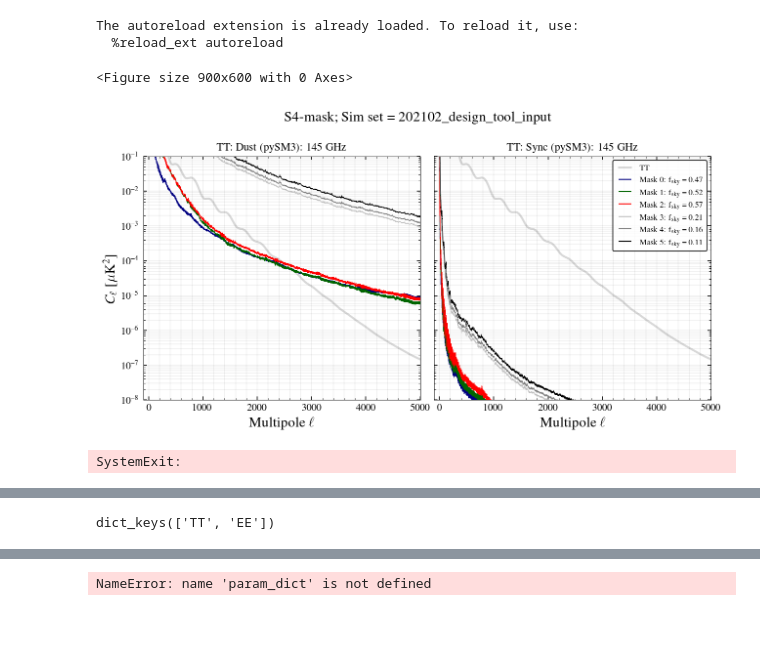
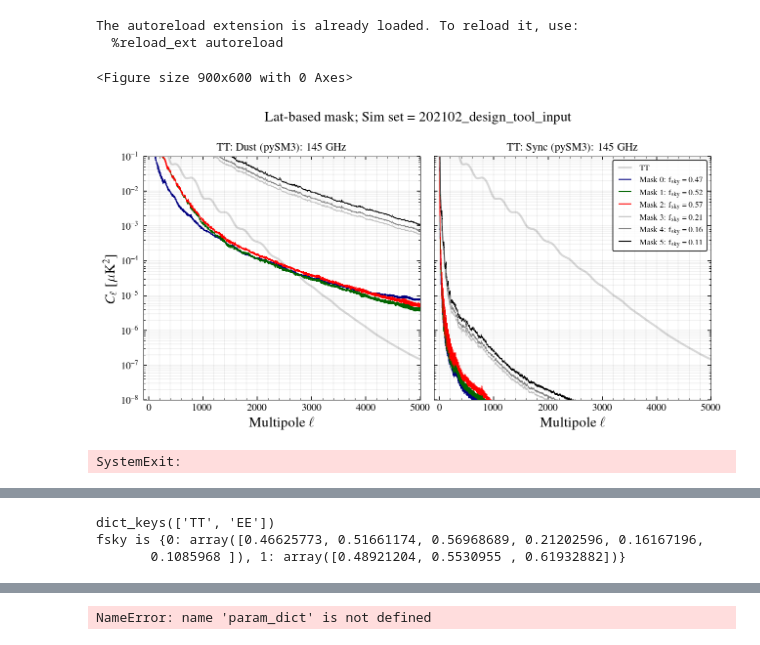
Before and after one commit to sriniraghunathan/DRAFT, a Jupyter notebook: scripts/notebooks/checks/check_gal_cl.ipynb, the cells around one changed output, grey strips where cells are left out. Drawn from its saved outputs; the diff is of its cells as text; code cells hidden in the pictures.

```diff
--- a/scripts/notebooks/checks/check_gal_cl.ipynb
+++ b/scripts/notebooks/checks/check_gal_cl.ipynb
@@ -191,6 +191,7 @@ if extra_str.find('spt3g')>-1:
 
 
 #xscale_val = 'log' ##None#'log' #None
+use_sed_scaling = False
 xscale_val = None
 for mask_iter in range(tot_mask_iter):
     if len(reqd_masks)>0:
@@ -205,12 +206,12 @@ for mask_iter in range(tot_mask_iter):
             if freq1 != freq2: continue
 
             try:
-                el, cl_dust = fg.get_cl_galactic(param_dict, 'dust', freq1, freq2, which_spec = which_spec, which_gal_mask = mask_iter)
+                el, cl_dust = fg.get_cl_galactic(param_dict, 'dust', freq1, freq2, which_spec = which_spec, which_gal_mask = mask_iter, use_sed_scaling = use_sed_scaling)
             except:
                 cl_dust = None
 
             try:
-                el, cl_sync = fg.get_cl_galactic(param_dict, 'sync', freq1, freq2, which_spec = which_spec, which_gal_mask = mask_iter)
+                el, cl_sync = fg.get_cl_galactic(param_dict, 'sync', freq1, freq2, which_spec = which_spec, which_gal_mask = mask_iter, use_sed_scaling = use_sed_scaling)
             except:
                 cl_sync = None
 
@@ -277,33 +278,33 @@ for cntr, which_comp in enumerate( ['dust', 'sync'] ):
         setp(ax.get_yticklabels(which = 'both'), visible=False)
     extra_str_tmp = extra_str.split('/')[0].replace('_', '\_')
     if len(freqarr)>1:
         title(r'%s: %s (%s)' %(which_spec, which_comp.capitalize(), extra_str_tmp), fontsize = 11)
     else:
         title(r'%s: %s (%s): %s GHz' %(which_spec, which_comp.capitalize(), extra_str_tmp, freqarr[0]), fontsize = 11)
     xmax = 5000#7100 #lmax+100
     xlim(-100, xmax);
     ylim(1e-10, 1e4)
     if (1):
         ylim(1e-8, .1)
         grid(which = 'both', axis = 'both', lw = 0.05)
 
     if (0):
         xlim(-100, 3000);
         ylim(1e-5, 1e2)
         grid(which = 'both', axis = 'both', lw = 0.1)
 
 
     #xlim(None, 200); ylim(1e-6, 1e-2)
 if use_planck_mask:
     mask_str = r'{\it Planck} mask'
 else:
-    mask_str = r'S4-mask'
+    mask_str = r'Lat-based mask'
 suptitle('%s; Sim set = %s' %(mask_str, which_sim_set.replace('_','\_')), fontsize = 14, y = 1.02)
 show();sys.exit()
 plfolder = 'reports/galactic_sims/dust_sync_spectra/%s/' %(extra_str)
 os.system('mkdir -p %s' %(plfolder))
 #savefig('%s/dust_sync_%s.pdf' %(plfolder, which_spec))
 # %% [output]
 <Figure size 900x600 with 0 Axes>
-[figure, old version]
+[figure, new version]
 SystemExit:
@@ -512,8 +520,12 @@ tmp/s4/cmbs4/map_based_simulations/202102_design_tool_input/4096//dust/0000/plan
 res_s4_mask = pl_dict[0]
 res_planck_mask = pl_dict[1]
 print(res_planck_mask.keys())
+
+print('fsky is %s' %(fsky_dict))
 # %% [output]
 dict_keys(['TT', 'EE'])
+fsky is {0: array([0.46625773, 0.51661174, 0.56968689, 0.21202596, 0.16167196,
+       0.1085968 ]), 1: array([0.48921204, 0.5530955 , 0.61932882])}
 # %%
 clf()
 which_comp = 'dust'
```
Also changed, not shown: parts of 6 cells of this notebook.
